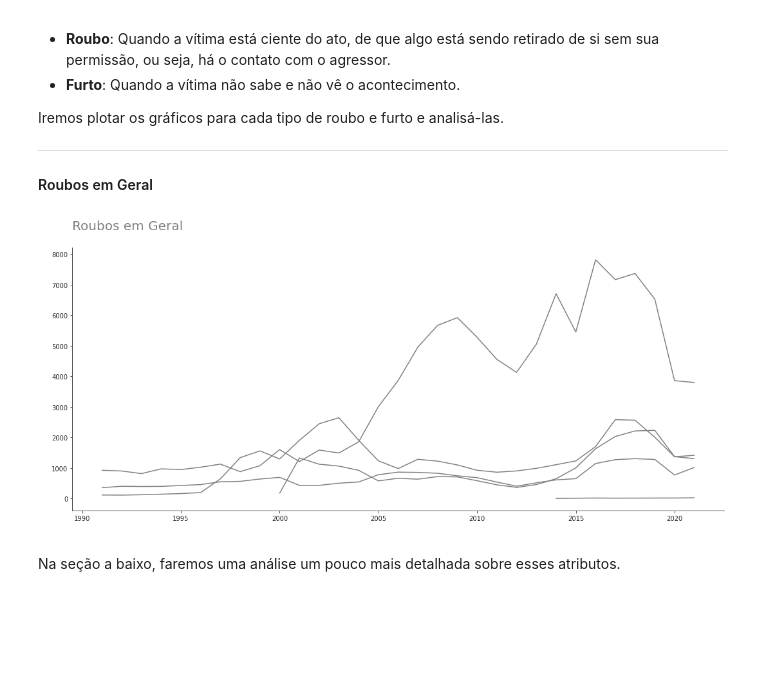
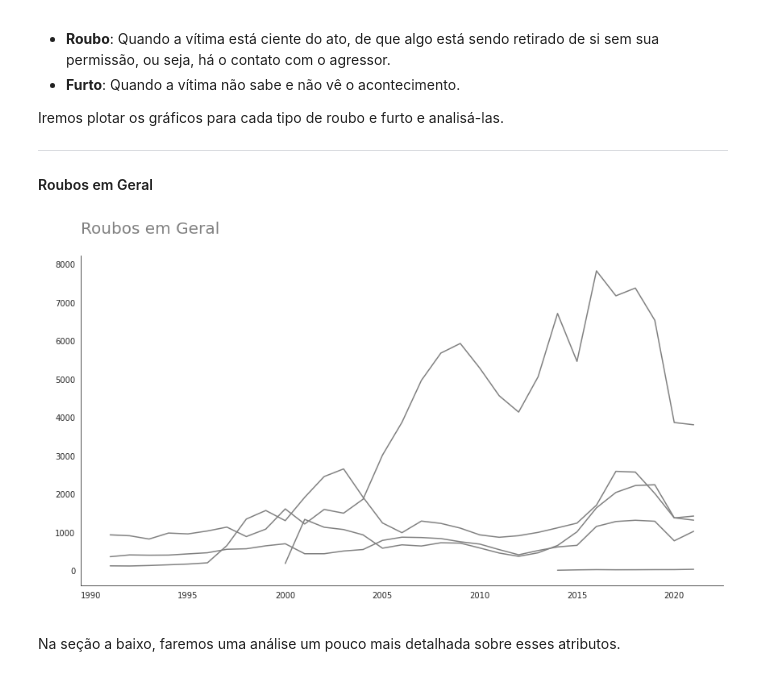
Before and after one commit to roberto-paixao/Analise_Violencia_do_Rio, a Jupyter notebook: Analisando_a_Violência_no_Rio_de_Janeiro.ipynb, the cells around one changed output. Saved outputs shown, nothing was run; the diff lists cells and outputs as text; code cells hidden in the pictures; blank space fills up the shorter version.

```diff
--- a/Analisando_a_Violência_no_Rio_de_Janeiro.ipynb
+++ b/Analisando_a_Violência_no_Rio_de_Janeiro.ipynb
@@ -714,6 +714,7 @@ Podemos ainda extender a nossa análise para ver qual mês teve o maior número
 # Qual mês possui o maior número de registros para ROUBO
 
 fig, ax = plt.subplots(figsize=(12, 10))
+sns.set_style('white')
 
 data_plot = df.set_index('ano').groupby(by='mes').sum()['roubo_veiculo']
 x = data_plot.values
@@ -721,7 +722,7 @@ y = data_plot.index
 
 bar_colors = ['grey' if (val < max(x)) else 'DarkOrange' for val in x]
 
-ax.set_title("Histórico de Roubos de Veículos por mês\n\n", size=22, color='grey', loc='left')
+ax.set_title("Histórico Mensal de Roubos de Veículos\n\n", size=22, color='grey', loc='left')
 
 splot = sns.barplot(x=x,
                     y=y,
@@ -750,6 +751,7 @@ plt.show()
 # Qual mês possui o maior número de registros para FURTOS
 
 fig, ax = plt.subplots(figsize=(12, 10))
+sns.set_style('white')
 
 data_plot = df.set_index('ano').groupby(by='mes').sum()['furto_veiculos']
 x = data_plot.values
@@ -758,7 +760,7 @@ y = data_plot.index
 bar_colors = ['grey' if (val < max(x)) else 'DarkOrange' for val in x]
 
 
-ax.set_title("Histórico de Furtos de Veículos por mês\n\n", size=22, color='grey', loc='left')
+ax.set_title("Histórico Mensal de Furtos de Veículos\n\n", size=22, color='grey', loc='left')
 
 splot = sns.barplot(x=x,
                     y=y,
@@ -812,30 +814,30 @@ Iremos plotar os gráficos para cada tipo de roubo e furto e analisá-las.
 
 #### Roubos em Geral
 # %%
-fig, ax = plt.subplots(figsize=(15,7))
+fig, ax = plt.subplots(figsize=(12,7))
 sns.set_style("ticks")
 
 
 
 sns.lineplot(x='ano', y='roubo_transeunte', data=df, ci=None, color='grey')
 sns.lineplot(x='ano', y='roubo_celular', data=df, ci=None, color='grey')
 sns.lineplot(x='ano', y='roubo_em_coletivo', data=df, ci=None, color='grey')
 sns.lineplot(x='ano', y='roubo_bicicleta', data=df, ci=None, color='grey')
 sns.lineplot(x='ano', y='outros_roubos', data=df, ci=None, color='grey')
 
 ax.set_title('Roubos em Geral\n', size=20, loc='left', color='Grey')
 
 # ax.text(2021, 3507, s='Veículos Perdidos', color='grey')
 # ax.text(2021, 1423, s='Veículos Recuperados', color='DarkOrange', fontweight='bold')
 
 
 ax.set_xlabel([], color='white')
 ax.set_ylabel([], color='white')
 
 sns.despine()
 plt.tight_layout()
 # %% [output]
-[figure, old version]
+[figure, new version]
 # %% [markdown]
 Na seção a baixo, faremos uma análise um pouco mais detalhada sobre esses atributos.
 # %% [markdown]
```
Also changed, not shown: parts of 51 cells of this notebook.
